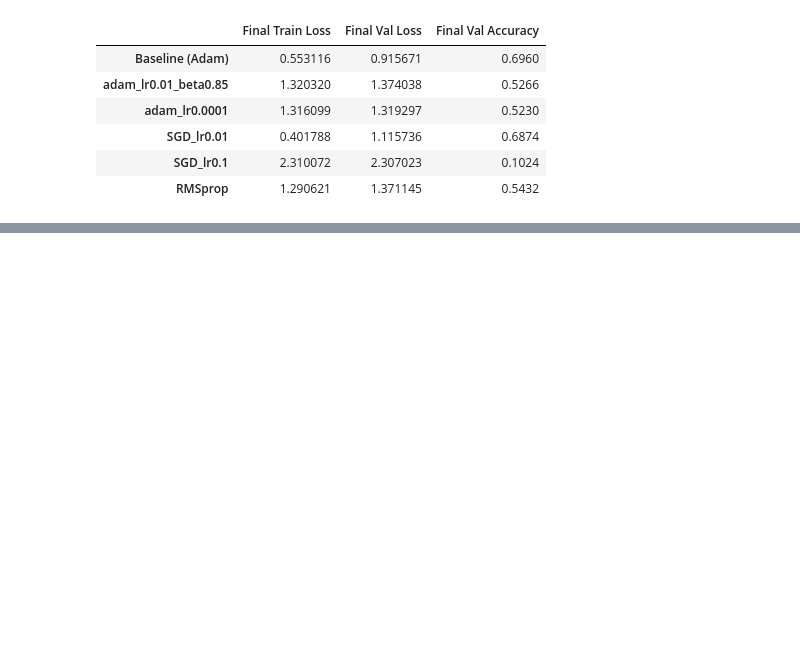
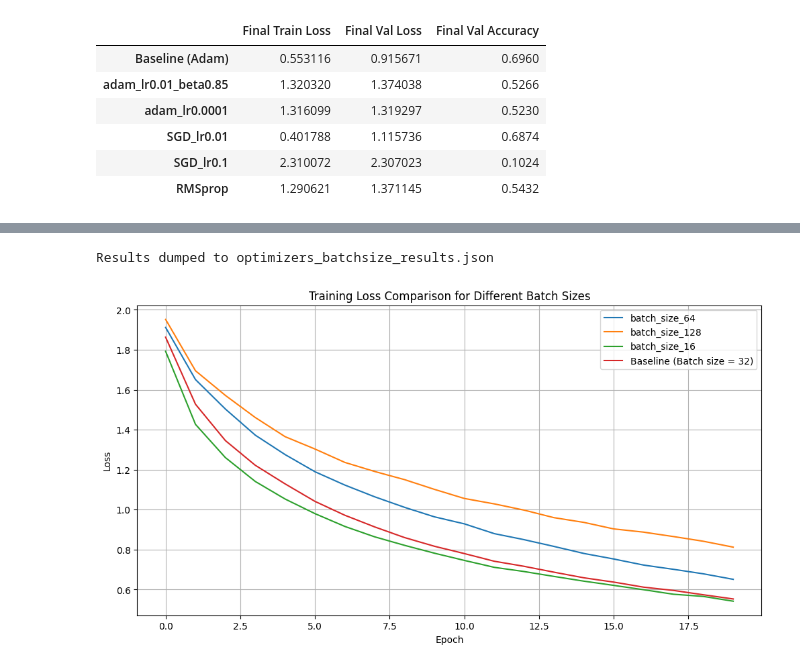
Before and after one commit to tomasbelak24/deeplearning-vision, a Jupyter notebook: hw1/optimizers.ipynb, the cells around one changed output, grey strips where cells are left out. Cells and saved outputs as stored; diff of their text form; code cells hidden in the pictures; blank space fills up the shorter version.

```diff
--- a/hw1/optimizers.ipynb
+++ b/hw1/optimizers.ipynb
@@ -414,0 +526,34 @@ display(summary_df)
+# %%
+import json
+
+# Combine the losses and accuracies into a single dictionary
+results_to_dump = {
+    'losses': losses,
+    'accuracies': accuracies
+}
+
+# Specify the filename
+output_filename = 'optimizers_batchsize_results.json'
+
+# Dump the dictionary to a JSON file
+with open(output_filename, 'w') as f:
+    json.dump(results_to_dump, f)
+
+print(f"Results dumped to {output_filename}")
+# %% [output]
+Results dumped to optimizers_batchsize_results.json
+# %%
+plt.figure(figsize=(12, 6))
+for config in configs:
+    plt.plot(losses[config['name']][0][0], label=config['name'])
+
+plt.plot(baseline_train_losses, label='Baseline (Batch size = 32)')
+
+plt.title('Training Loss Comparison for Different Batch Sizes')
+plt.xlabel('Epoch')
+plt.ylabel('Loss')
+plt.legend()
+plt.grid(True)
+plt.show()
+# %% [output]
+[figure, added]
```
Also changed, not shown: parts of 11 cells of this notebook.
